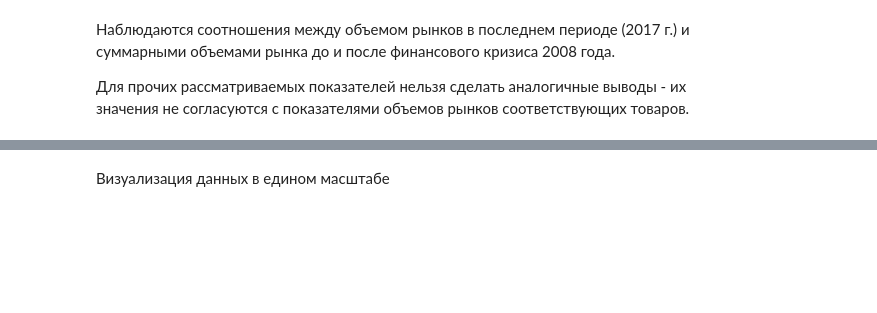
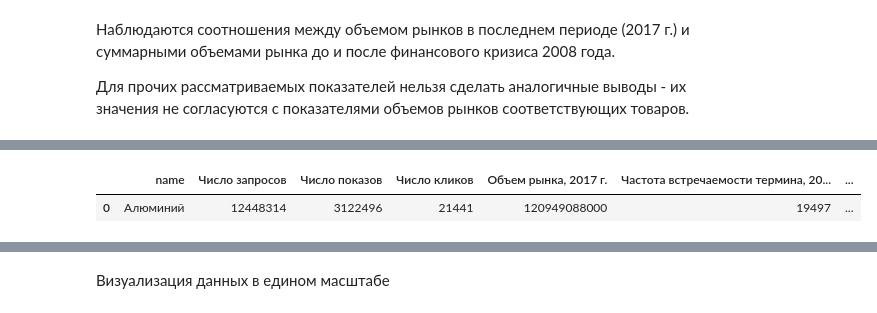
Before and after one commit to pallada-92/MMarketSizePrediction, a Jupyter notebook: models_jupyter/Collapsed_data_Yandex_metrics_work.ipynb, the cells around one changed output, grey strips where cells are left out. Saved outputs shown, nothing was run; the diff lists cells and outputs as text; code cells hidden in the pictures; blank space fills up the shorter version.

```diff
--- a/models_jupyter/Collapsed_data_Yandex_metrics_work.ipynb
+++ b/models_jupyter/Collapsed_data_Yandex_metrics_work.ipynb
@@ -173,0 +179,5 @@ data_market.head()
+# %%
+data_market_corr.head(1)
+# %% [output]
+|  | name | Число запросов | Число показов | Число кликов | Объем рынка, 2017 г. | Частота встречаемости термина, 20... | ... |
+| 0 | Алюминий | 12448314 | 3122496 | 21441 | 120949088000 | 19497 | ... |
```
Also changed, not shown: parts of 5 cells of this notebook.
